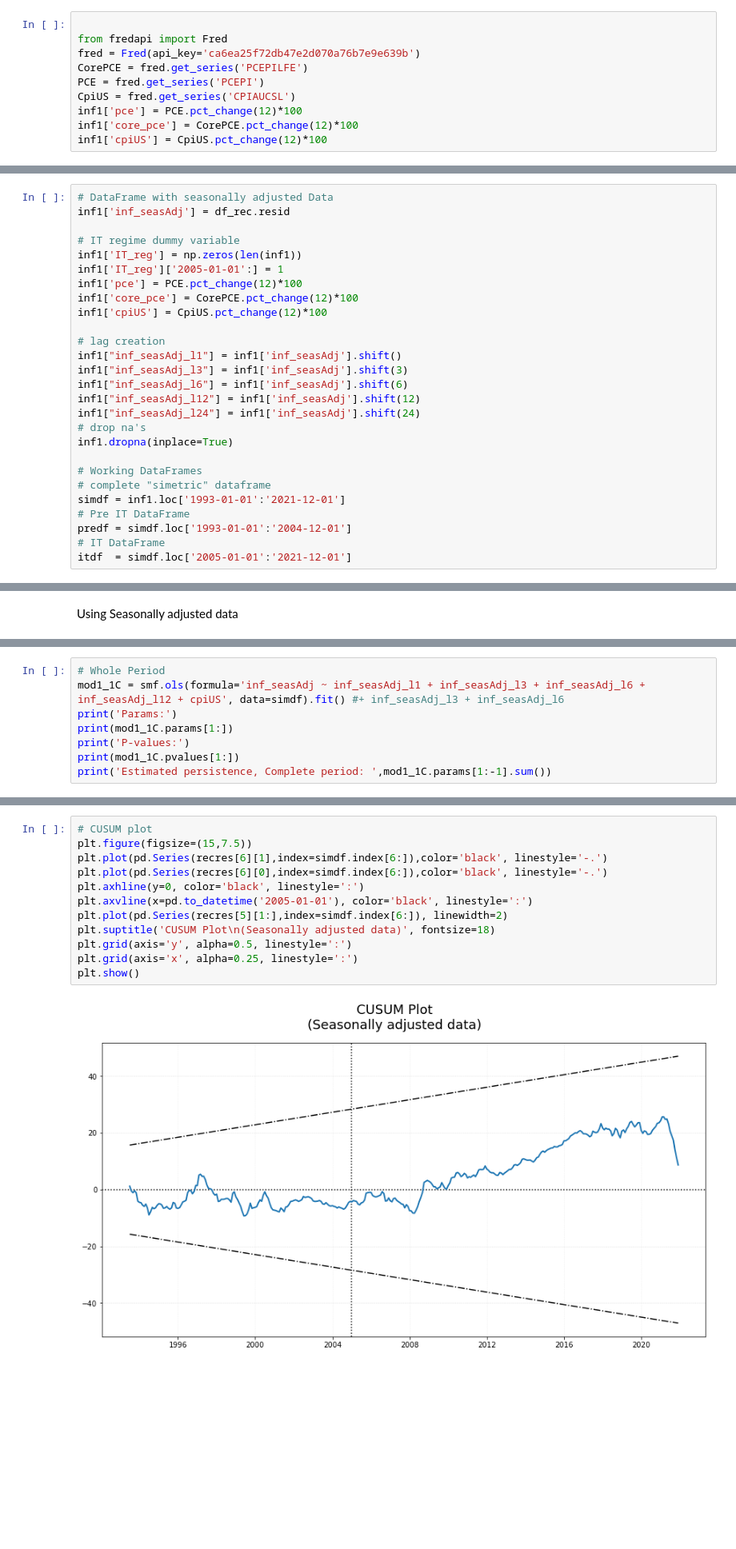
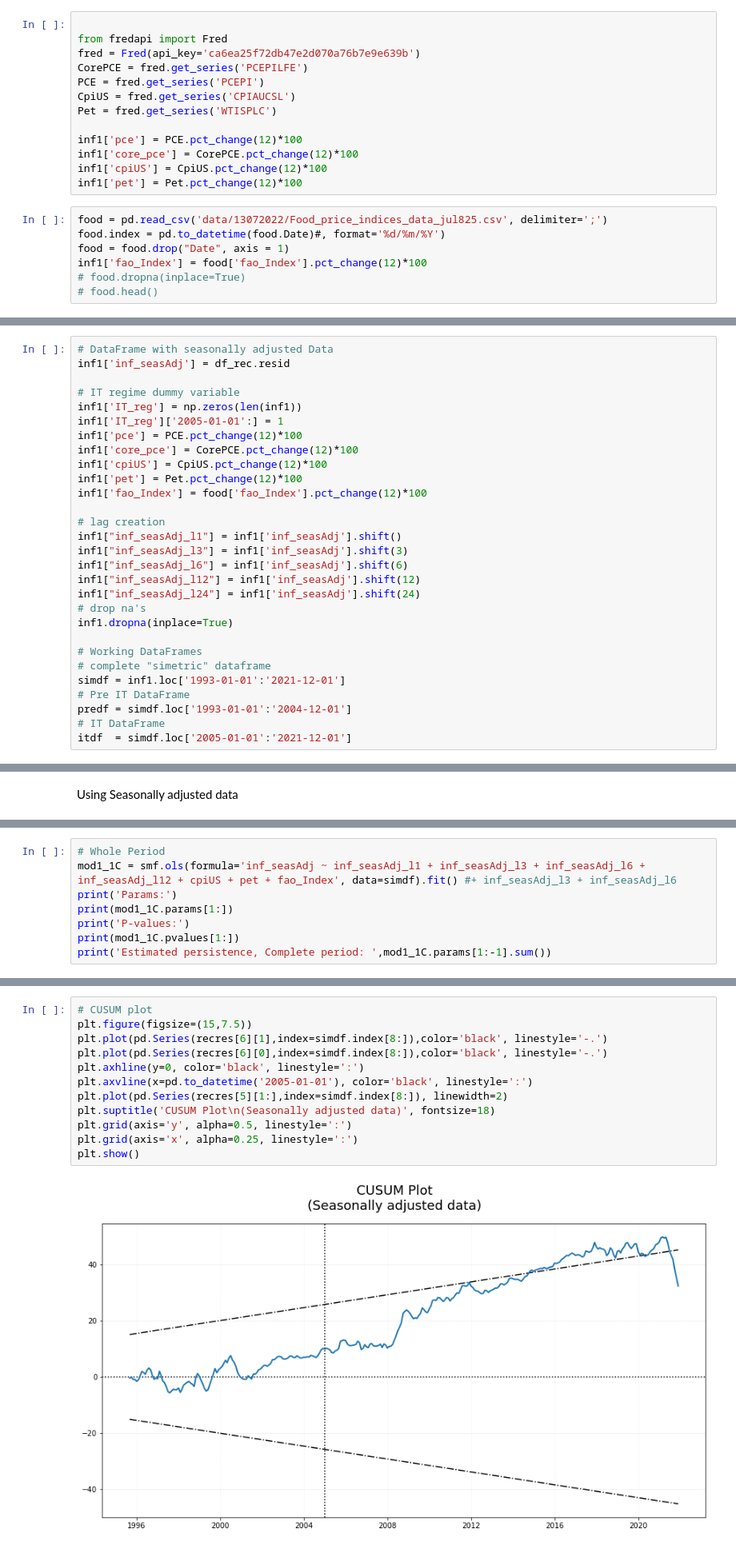
Before and after one commit to Marianojgm86/GARCH-CODES, a Jupyter notebook: 02_persistance_models.ipynb, the cells around one changed output, grey strips where cells are left out. Shown: that part at 80% size. Cells and saved outputs as stored; diff of their text form; blank space fills up the shorter version.

```diff
--- a/02_persistance_models.ipynb
+++ b/02_persistance_models.ipynb
@@ -44,9 +44,19 @@ fred = Fred(api_key='ca6ea25f72db47e2d070a76b7e9e639b')
 CorePCE = fred.get_series('PCEPILFE')
 PCE = fred.get_series('PCEPI')
 CpiUS = fred.get_series('CPIAUCSL')
+Pet = fred.get_series('WTISPLC')
+
 inf1['pce'] = PCE.pct_change(12)*100
 inf1['core_pce'] = CorePCE.pct_change(12)*100
 inf1['cpiUS'] = CpiUS.pct_change(12)*100
+inf1['pet'] = Pet.pct_change(12)*100
+# %%
+food = pd.read_csv('data/13072022/Food_price_indices_data_jul825.csv', delimiter=';')
+food.index = pd.to_datetime(food.Date)#, format='%d/%m/%Y')
+food = food.drop("Date", axis = 1)
+inf1['fao_Index'] = food['fao_Index'].pct_change(12)*100
+# food.dropna(inplace=True)
+# food.head()
 # %%
 simdf = inf1.loc['1993-01-01':'2021-12-01']
 predf = simdf.loc['1992-01-01':'2004-12-01']
@@ -175,6 +185,8 @@ inf1['IT_reg']['2005-01-01':] = 1
 inf1['pce'] = PCE.pct_change(12)*100
 inf1['core_pce'] = CorePCE.pct_change(12)*100
 inf1['cpiUS'] = CpiUS.pct_change(12)*100
+inf1['pet'] = Pet.pct_change(12)*100
+inf1['fao_Index'] = food['fao_Index'].pct_change(12)*100
 
 # lag creation
 inf1["inf_seasAdj_l1"] = inf1['inf_seasAdj'].shift()
@@ -394,6 +410,6 @@ Using Seasonally adjusted data
 # %%
 # Whole Period
-mod1_1C = smf.ols(formula='inf_seasAdj ~ inf_seasAdj_l1 + inf_seasAdj_l3 + inf_seasAdj_l6 + inf_seasAdj_l12 + cpiUS', data=simdf).fit() #+ inf_seasAdj_l3 + inf_seasAdj_l6
+mod1_1C = smf.ols(formula='inf_seasAdj ~ inf_seasAdj_l1 + inf_seasAdj_l3 + inf_seasAdj_l6 + inf_seasAdj_l12 + cpiUS + pet + fao_Index', data=simdf).fit() #+ inf_seasAdj_l3 + inf_seasAdj_l6
 print('Params:')
 print(mod1_1C.params[1:])
 print('P-values:')
@@ -427,17 +447,17 @@ breaks_cusumolsresid(mod1_1C.resid)
 # %%
 # CUSUM plot
 plt.figure(figsize=(15,7.5))
-plt.plot(pd.Series(recres[6][1],index=simdf.index[6:]),color='black', linestyle='-.')
-plt.plot(pd.Series(recres[6][0],index=simdf.index[6:]),color='black', linestyle='-.')
+plt.plot(pd.Series(recres[6][1],index=simdf.index[8:]),color='black', linestyle='-.')
+plt.plot(pd.Series(recres[6][0],index=simdf.index[8:]),color='black', linestyle='-.')
 plt.axhline(y=0, color='black', linestyle=':')
 plt.axvline(x=pd.to_datetime('2005-01-01'), color='black', linestyle=':')
-plt.plot(pd.Series(recres[5][1:],index=simdf.index[6:]), linewidth=2)
+plt.plot(pd.Series(recres[5][1:],index=simdf.index[8:]), linewidth=2)
 plt.suptitle('CUSUM Plot\n(Seasonally adjusted data)', fontsize=18)
 plt.grid(axis='y', alpha=0.5, linestyle=':')
 plt.grid(axis='x', alpha=0.25, linestyle=':')
 plt.show()
 # %% [output]
-[figure, old version]
+[figure, new version]
 # %% [markdown]
 Using Observed Inflation
 # %%
```
Also changed, not shown: parts of 16 cells of this notebook, 5 other files.
